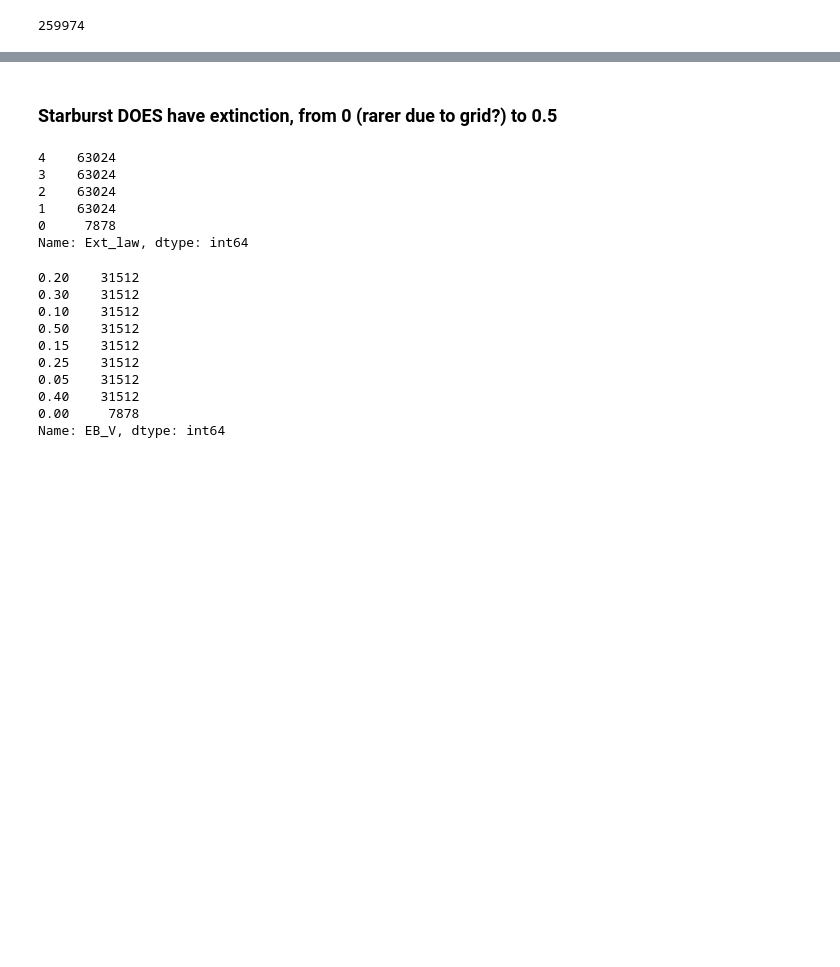
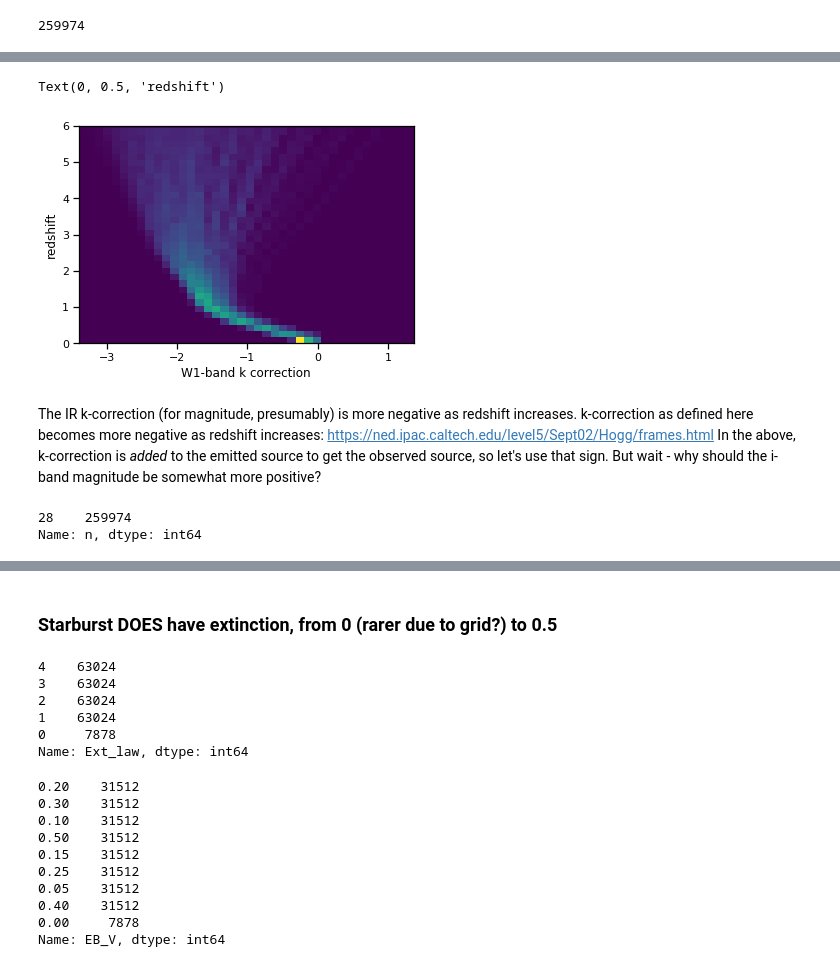
Before and after one commit to mwalmsley/agnfinder, a Jupyter notebook: notebooks/template_exploration.ipynb, the cells around one changed output, grey strips where cells are left out. Cells and saved outputs as stored; diff of their text form; code cells hidden in the pictures; blank space fills up the shorter version.

```diff
--- a/notebooks/template_exploration.ipynb
+++ b/notebooks/template_exploration.ipynb
@@ -138,0 +153,19 @@ print(starburst.columns.values)
+# %%
+plt.hist2d(starburst['K_COR_WISE_1'], starburst['z'], bins=(40, 40))
+plt.ylim([0., 6.])
+plt.xlabel('W1-band k correction')
+plt.ylabel('redshift')
+# %% [output]
+Text(0, 0.5, 'redshift')
+[figure, added]
+# %% [markdown]
+The IR k-correction (for magnitude, presumably) is more negative as redshift increases.
+k-correction as defined here becomes more negative as redshift increases:
+https://ned.ipac.caltech.edu/level5/Sept02/Hogg/frames.html
+In the above, k-correction is *added* to the emitted source to get the observed source, so let's use that sign.
+But wait - why should the i-band magnitude be somewhat more positive?
+# %%
+starburst['n'].value_counts()
+# %% [output]
+28    259974
+Name: n, dtype: int64
```
Also changed, not shown: parts of 17 cells of this notebook, 6 other files.
